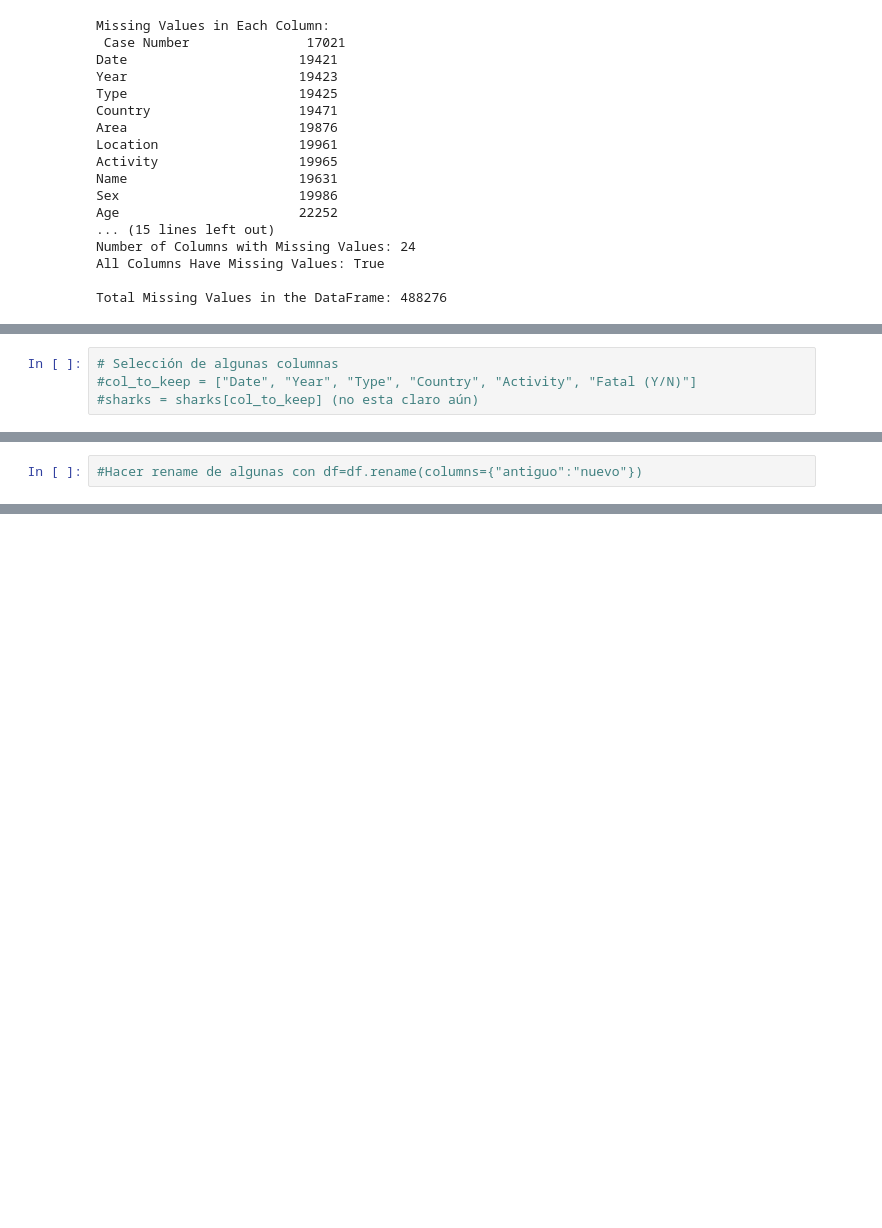
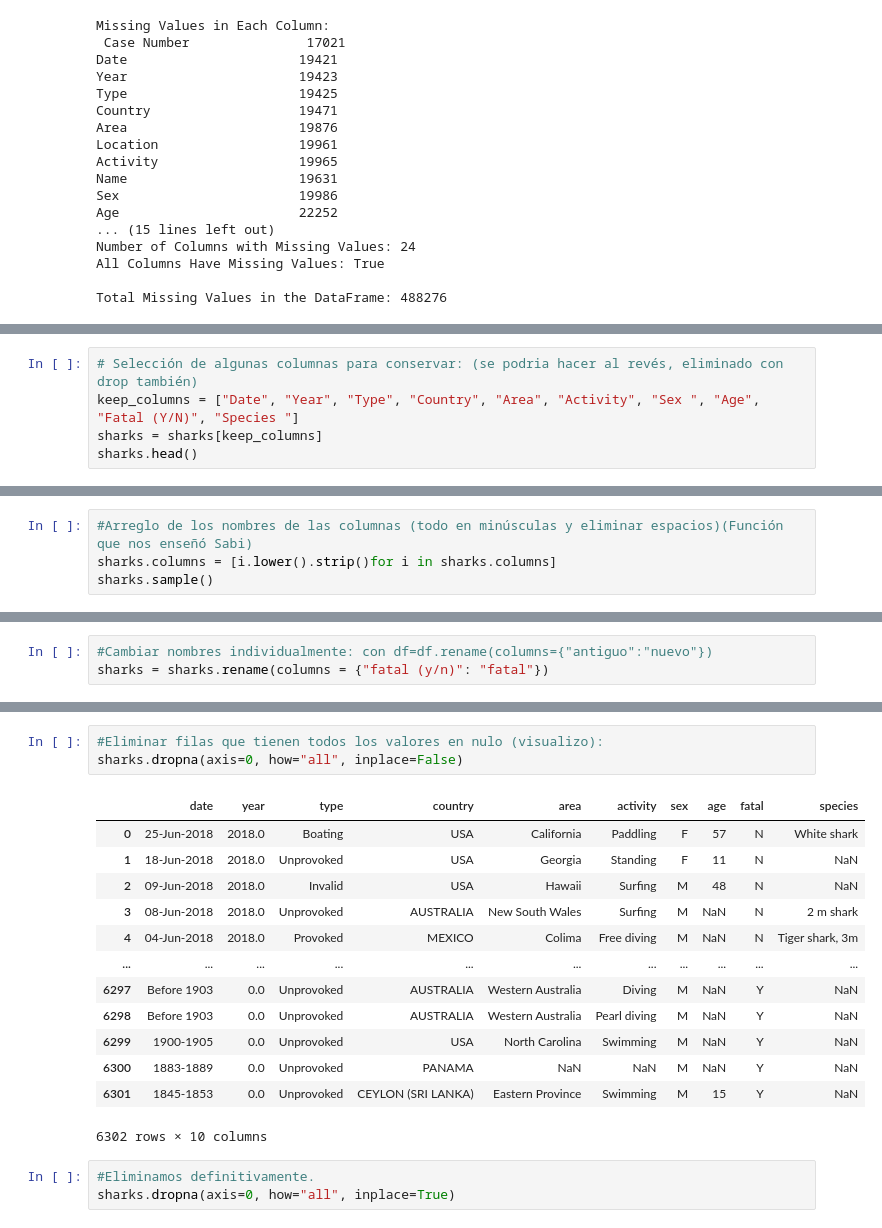
Before and after one commit to Elsa-Clave/Sharks-Attacks-Analysis, a Jupyter notebook: project01_sharks/notebooks/sharks_attack_project.ipynb, the cells around one changed output, grey strips where cells are left out. Saved outputs shown, nothing was run; the diff lists cells and outputs as text; blank space fills up the shorter version.

```diff
--- a/project01_sharks/notebooks/sharks_attack_project.ipynb
+++ b/project01_sharks/notebooks/sharks_attack_project.ipynb
@@ -141,4 +150,5 @@ Unamed 23:
 # %%
-# Selección de algunas columnas
-#col_to_keep = ["Date", "Year", "Type", "Country", "Activity", "Fatal (Y/N)"]
-#sharks = sharks[col_to_keep] (no esta claro aún)
+# Selección de algunas columnas para conservar: (se podria hacer al revés, eliminado con drop también)
+keep_columns = ["Date", "Year", "Type", "Country", "Area", "Activity", "Sex ", "Age", "Fatal (Y/N)", "Species "]
+sharks = sharks[keep_columns]
+sharks.head()
@@ -144,0 +162,4 @@ Unamed 23:
+# %%
+#Arreglo de los nombres de las columnas (todo en minúsculas y eliminar espacios)(Función que nos enseñó Sabi)
+sharks.columns = [i.lower().strip()for i in sharks.columns]
+sharks.sample()
@@ -145,2 +169,3 @@ Unamed 23:
 # %%
-#Hacer rename de algunas con df=df.rename(columns={"antiguo":"nuevo"})
+#Cambiar nombres individualmente: con df=df.rename(columns={"antiguo":"nuevo"})
+sharks = sharks.rename(columns = {"fatal (y/n)": "fatal"})
@@ -147 +185,21 @@ Unamed 23:
+# %%
+#Eliminar filas que tienen todos los valores en nulo (visualizo):
+sharks.dropna(axis=0, how="all", inplace=False)
+# %% [output]
+|  | date | year | type | country | area | activity | sex | age | fatal | species |
+| 0 | 25-Jun-2018 | 2018.0 | Boating | USA | California | Paddling | F | 57 | N | White shark |
+| 1 | 18-Jun-2018 | 2018.0 | Unprovoked | USA | Georgia | Standing | F | 11 | N | NaN |
+| 2 | 09-Jun-2018 | 2018.0 | Invalid | USA | Hawaii | Surfing | M | 48 | N | NaN |
+| 3 | 08-Jun-2018 | 2018.0 | Unprovoked | AUSTRALIA | New South Wales | Surfing | M | NaN | N | 2 m shark |
+| 4 | 04-Jun-2018 | 2018.0 | Provoked | MEXICO | Colima | Free diving | M | NaN | N | Tiger shark, 3m |
+| ... | ... | ... | ... | ... | ... | ... | ... | ... | ... | ... |
+| 6297 | Before 1903 | 0.0 | Unprovoked | AUSTRALIA | Western Australia | Diving | M | NaN | Y | NaN |
+| 6298 | Before 1903 | 0.0 | Unprovoked | AUSTRALIA | Western Australia | Pearl diving | M | NaN | Y | NaN |
+| 6299 | 1900-1905 | 0.0 | Unprovoked | USA | North Carolina | Swimming | M | NaN | Y | NaN |
+| 6300 | 1883-1889 | 0.0 | Unprovoked | PANAMA | NaN | NaN | M | NaN | Y | NaN |
+| 6301 | 1845-1853 | 0.0 | Unprovoked | CEYLON (SRI LANKA) | Eastern Province | Swimming | M | 15 | Y | NaN |
+6302 rows × 10 columns
+# %%
+#Eliminamos definitivamente.
+sharks.dropna(axis=0, how="all", inplace=True)
 # %%
```
Also changed, not shown: parts of 20 cells of this notebook.
